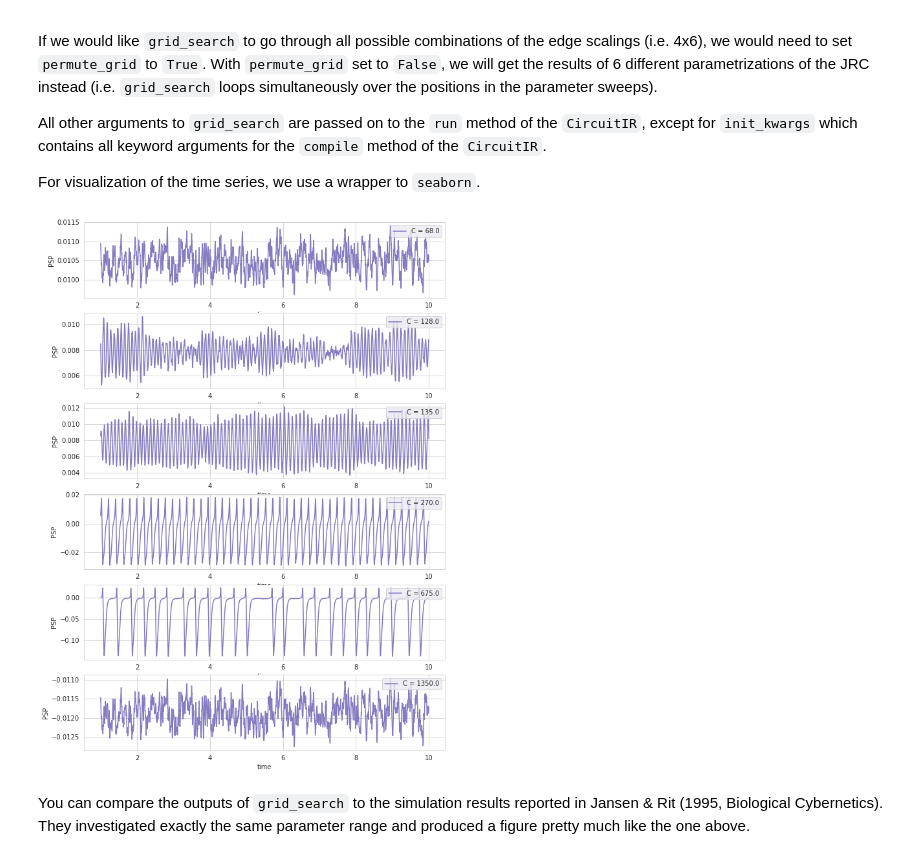
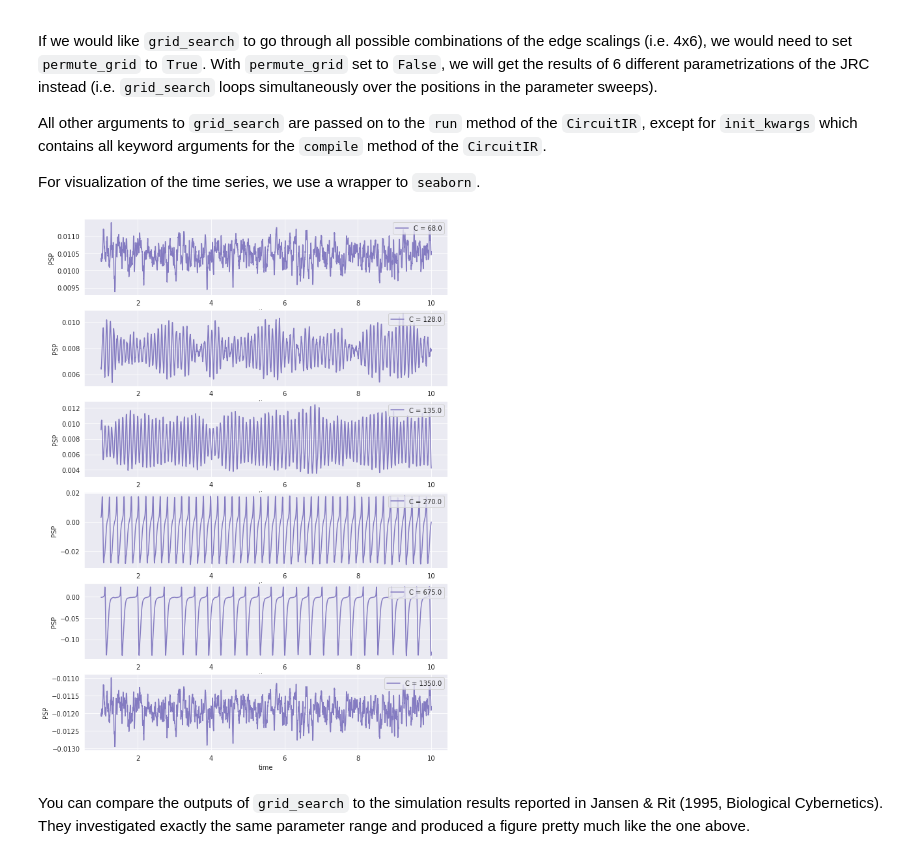
Before and after one commit to pyrates-neuroscience/PyRates, a Jupyter notebook: documentation/Tutorial_PyRates_Basics.ipynb, the cells around one changed output. Saved outputs shown, nothing was run; the diff lists cells and outputs as text; code cells hidden in the pictures.

```diff
--- a/documentation/Tutorial_PyRates_Basics.ipynb
+++ b/documentation/Tutorial_PyRates_Basics.ipynb
@@ -441,7 +476,10 @@ results, params = grid_search("model_templates.jansen_rit.simple_jansenrit.JRC",
                                                     'edges': [('PC', 'IIN', 0)]},
                                          'IIN_PC': {'vars': ['weight'],
                                                     'edges': [('IIN', 'PC', 0)]}},
-                              permute_grid=False, simulation_time=T, dt=dt, sampling_step_size=1e-3,
-                              inputs={'PC/RPO_e_pc/u': ext_input}, outputs={'V': 'PC/OBS/V'},
-                              init_kwargs={'vectorization': True})
+                              inputs={"PC/RPO_e_pc/u": ext_input},
+                              outputs={"psp_e": "PC/RPO_e_pc/PSP", "psp_i": "PC/RPO_i/PSP"},
+                              step_size=dt, simulation_time=T, sampling_step_size=1e-3,
+                              permute_grid=False
+                             )
+v = results['psp_e'] + results['psp_i']
 # %% [output]
@@ -464,19 +518,19 @@ For visualization of the time series, we use a wrapper to `seaborn`.
 # %%
 from pyrates.utility.visualization import create_cmap, plot_timeseries
 import matplotlib.pyplot as plt
 
 fig, axes = plt.subplots(nrows=len(C), figsize=(10, 15))
 
 # create the color map
 cmap = create_cmap('pyrates_purple', as_cmap=False, n_colors=1, reverse=True)
 
 # plot the raw output variable for each condition
 for i, (ax, key) in enumerate(zip(axes, params.index)):
-    plot_timeseries(results.iloc[results.index > 1.0, i], ax=ax, cmap=cmap,
+    plot_timeseries(v.iloc[results.index > 1.0, i], ax=ax, cmap=cmap,
                     ylabel='PSP')
     ax.legend([f"C = {params.loc[key, 'PC_EIN']}"], loc='upper right')
 # %% [output]
-[figure, old version]
+[figure, new version]
 # %% [markdown]
 You can compare the outputs of `grid_search` to the simulation results reported in Jansen & Rit (1995, Biological Cybernetics). They investigated exactly the same parameter range and produced a figure pretty much like the one above.
 # %% [markdown]
```
Also changed, not shown: parts of 13 cells of this notebook, 8 other files.
